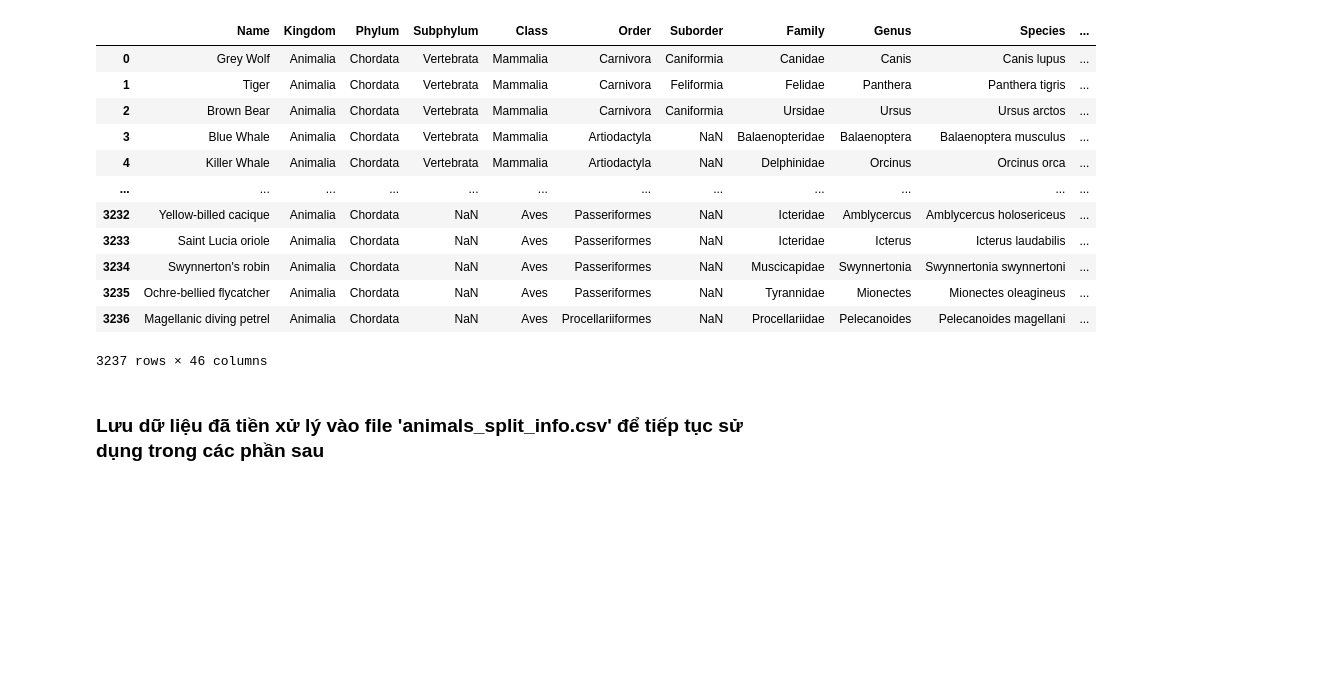
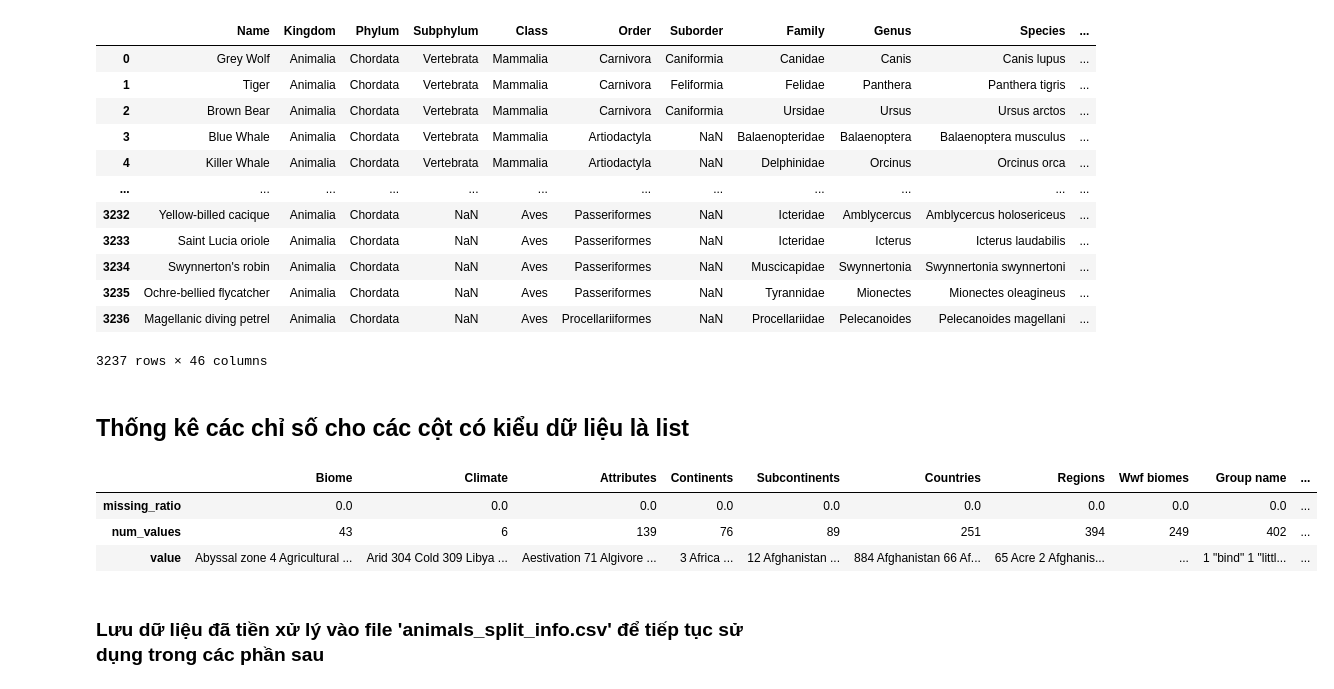
Before and after one commit to hoangitusk20/NMKHDL_doAn, a Jupyter notebook: DoAnCK/source/kham_pha_du_lieu/Duong.ipynb, the cells around one changed output. Drawn from its saved outputs; the diff is of its cells as text; code cells hidden in the pictures; blank space fills up the shorter version.

Commit message:
Thêm hàm thống kê cho các cột có kiểu dữ liệu list

```diff
--- a/DoAnCK/source/kham_pha_du_lieu/Duong.ipynb
+++ b/DoAnCK/source/kham_pha_du_lieu/Duong.ipynb
@@ -266,6 +266,41 @@ data_df
 | 3235 | Ochre-bellied flycatcher | Animalia | Chordata | NaN | Aves | Passeriformes | NaN | Tyrannidae | Mionectes | Mionectes oleagineus | ... |
 | 3236 | Magellanic diving petrel | Animalia | Chordata | NaN | Aves | Procellariiformes | NaN | Procellariidae | Pelecanoides | Pelecanoides magellani | ... |
 3237 rows × 46 columns
+# %% [markdown]
+## Thống kê các chỉ số cho các cột có kiểu dữ liệu là list
+# %%
+def stat_list_col(col, array):
+    temp = pd.DataFrame(array[col])
+    temp = temp.dropna()
+    temp = np.array(temp[col])
+    data = []
+    # missing_ratio
+    data.append(round((100 - (len(temp) / len(array[col]) * 100)), 1))
+    # num_values
+    temp = np.hstack(temp)
+    temp = list(map(str.strip, temp)) # Xử lý các dấu cách đầu và cuối mỗi chuỗi
+    temp = np.unique(temp, return_counts=True)
+    data.append(len(temp[0]))
+    # value
+    temp = pd.Series(data = temp[1], index = temp[0])
+    data.append(temp)
+    # num_values
+    return data
+
+#     total = data_df[col].tolist()
+#     total = np.hstack(total)
+#     value, times = np.unique(total, return_counts = True)
+# %%
+list_col_info_df = pd.DataFrame(index = ['missing_ratio', 'num_values', 'value'])
+for i in data_df:
+    if type(data_df[i][0]) == list:
+        list_col_info_df[i] = stat_list_col(i, data_df)
+list_col_info_df
+# %% [output]
+|  | Biome | Climate | Attributes | Continents | Subcontinents | Countries | Regions | Wwf biomes | Group name | ... |
+| missing_ratio | 0.0 | 0.0 | 0.0 | 0.0 | 0.0 | 0.0 | 0.0 | 0.0 | 0.0 | ... |
+| num_values | 43 | 6 | 139 | 76 | 89 | 251 | 394 | 249 | 402 | ... |
+| value | Abyssal zone 4 Agricultural ... | Arid 304 Cold 309 Libya ... | Aestivation 71 Algivore ... | 3 Africa ... | 12 Afghanistan ... | 884 Afghanistan 66 Af... | 65 Acre 2 Afghanis... | ... | 1 "bind" 1 "littl... | ... |
 # %% [markdown]
 ### Lưu dữ liệu đã tiền xử lý vào file 'animals_split_info.csv' để tiếp tục sử dụng trong các phần sau
 # %%
```
